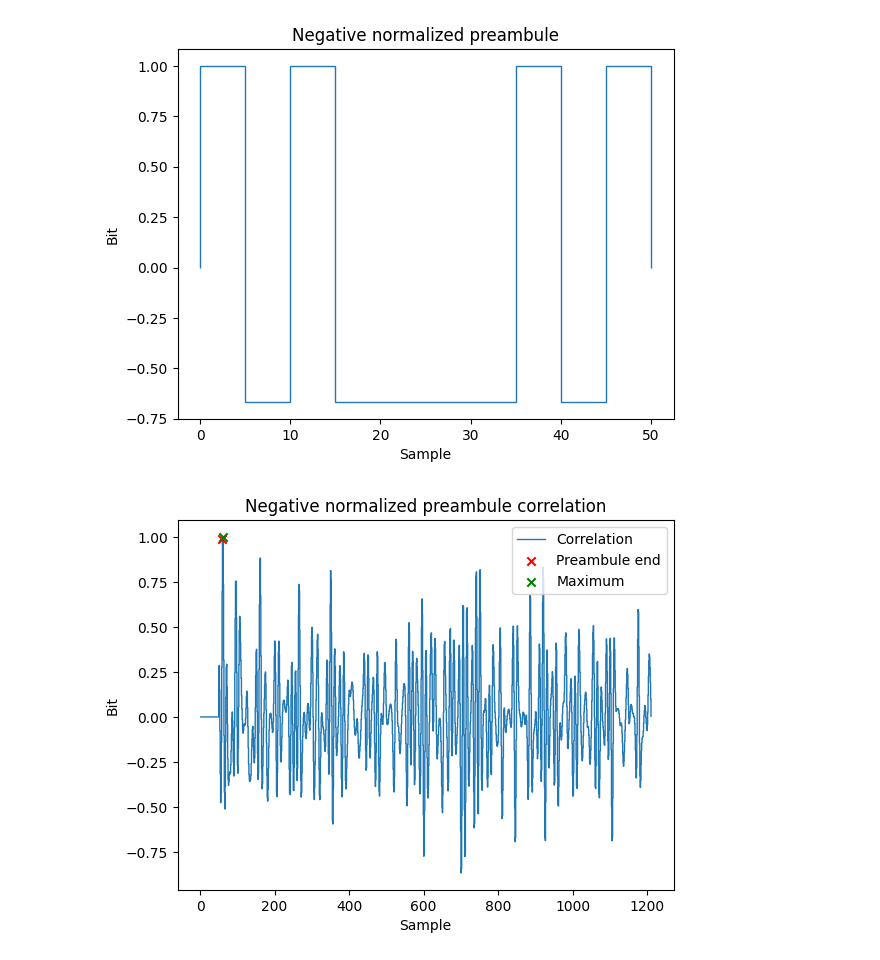
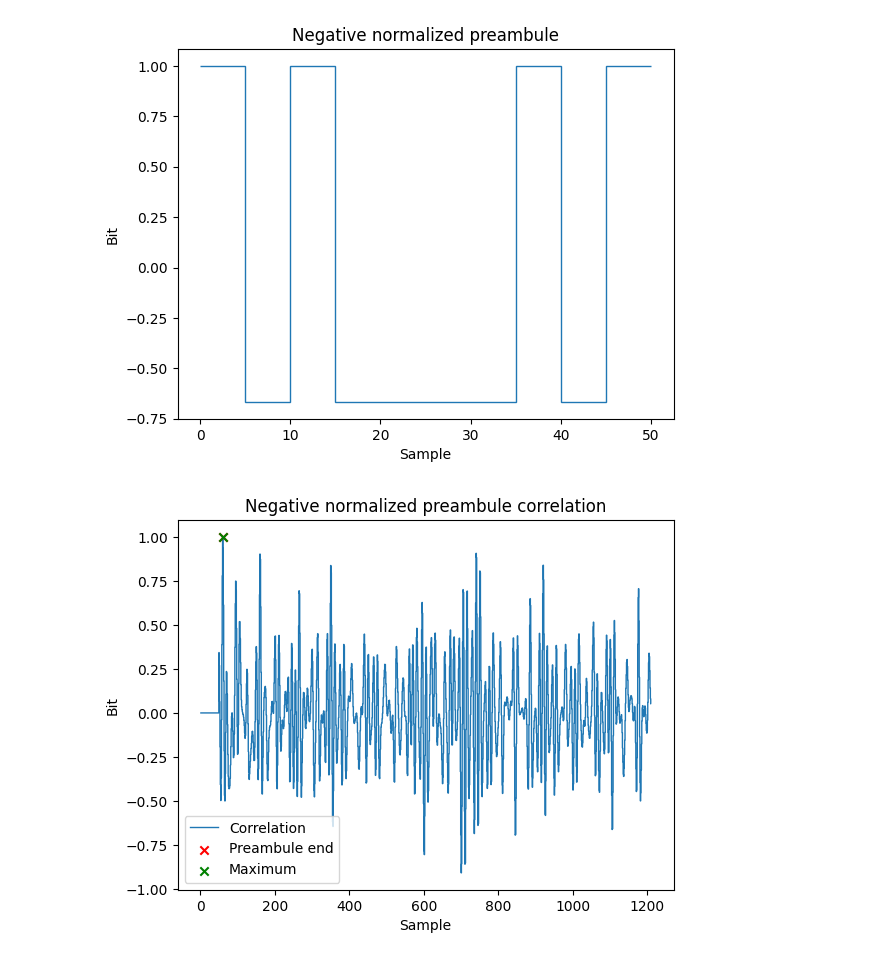
Before and after one commit to simonuks221/ADS-B_Track, a Jupyter notebook: Matlab/Preambules_analysis.ipynb, the cells around one changed output. Saved outputs shown, nothing was run; the diff lists cells and outputs as text; code cells hidden in the pictures.

```diff
--- a/Matlab/Preambules_analysis.ipynb
+++ b/Matlab/Preambules_analysis.ipynb
@@ -62,13 +62,13 @@ for preambule in preambule_list:
     curr_preambule_corr = preambule.get_correlation(digitized_signal)
     normalize_signal(curr_preambule_corr)
     max_idx = np.argmax(curr_preambule_corr)
-    plt.stairs(preambule.get_coefficients())
+    plt.stairs(preambule.get_coefficients(), baseline=None)
     plt.xlabel('Sample')
     plt.ylabel('Bit')
     plt.title(preambule.get_name() + " preambule")
     plt.show()
 
-    plt.stairs(curr_preambule_corr, label="Correlation")
+    plt.stairs(curr_preambule_corr, label="Correlation", baseline=None)
     plt.xlabel('Sample')
     plt.ylabel('Bit')
     plt.title(preambule.get_name() + " preambule correlation")
@@ -86,2 +86,2 @@ for preambule in preambule_list:
-[figure, old version]
+[figure, new version]
-[figure, old version]
+[figure, new version]
```
Also changed, not shown: parts of 3 cells of this notebook, 6 other files.
